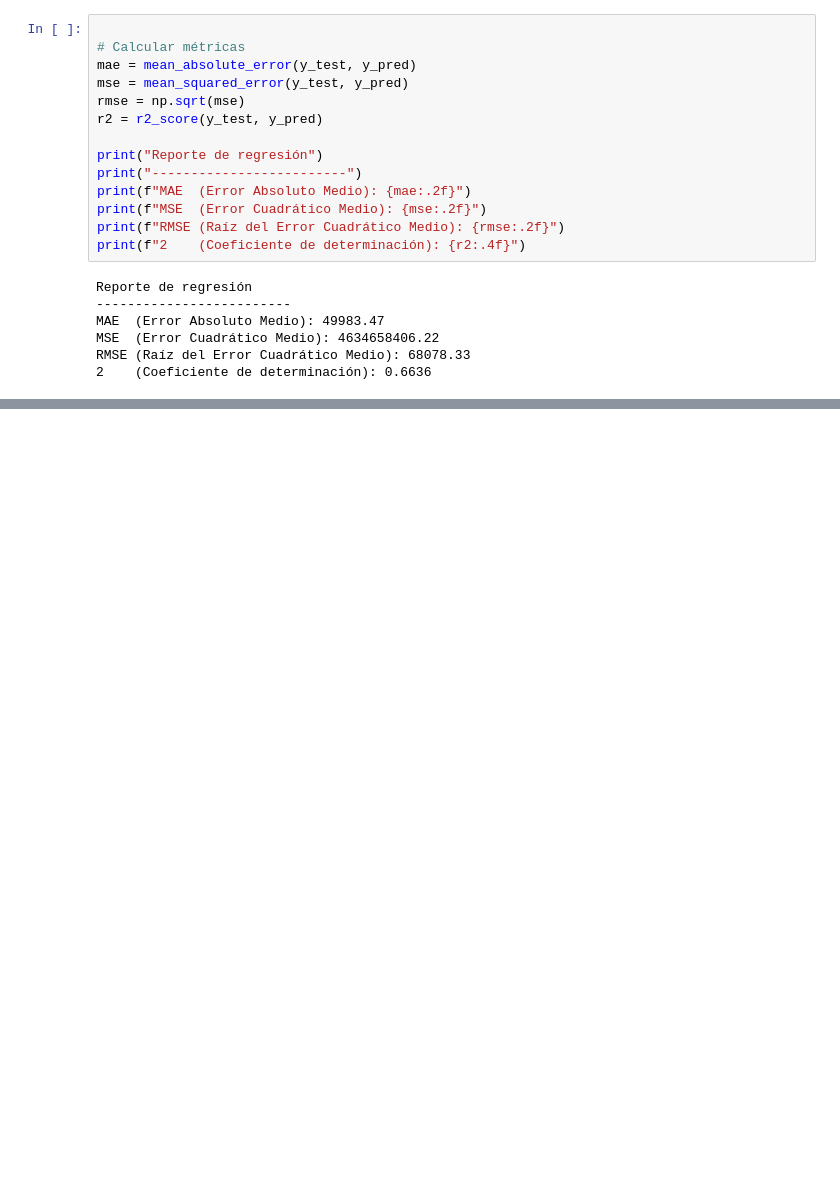
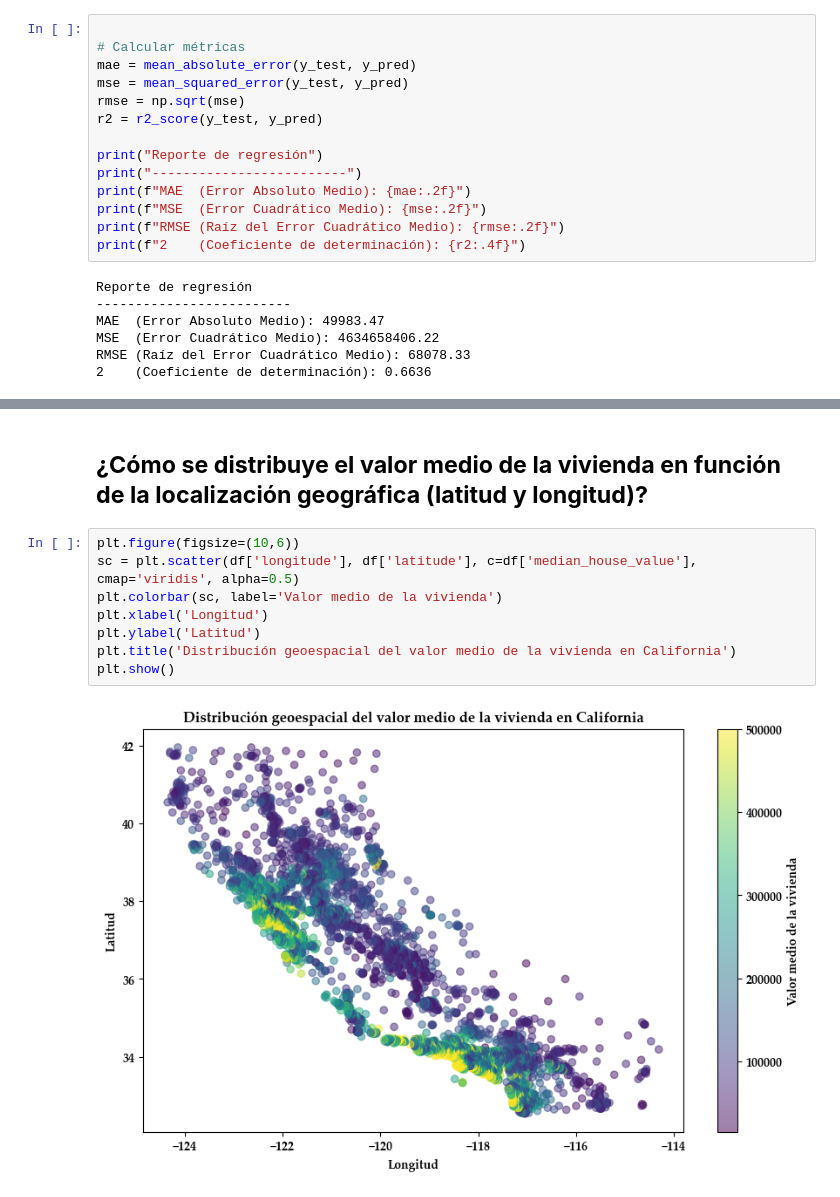
Before and after one commit to Jesus-David-Rangel/Housing-Price-Analysis, a Jupyter notebook: Housing_Price_Analysis.ipynb, the cells around one changed output, grey strips where cells are left out. Drawn from its saved outputs; the diff is of its cells as text; blank space fills up the shorter version.

```diff
--- a/Housing_Price_Analysis.ipynb
+++ b/Housing_Price_Analysis.ipynb
@@ -524,0 +603,12 @@ RMSE (Raíz del Error Cuadrático Medio): 68078.33
+# %% [markdown]
+## **¿Cómo se distribuye el valor medio de la vivienda en función de la localización geográfica (latitud y longitud)?**
+# %%
+plt.figure(figsize=(10,6))
+sc = plt.scatter(df['longitude'], df['latitude'], c=df['median_house_value'], cmap='viridis', alpha=0.5)
+plt.colorbar(sc, label='Valor medio de la vivienda')
+plt.xlabel('Longitud')
+plt.ylabel('Latitud')
+plt.title('Distribución geoespacial del valor medio de la vivienda en California')
+plt.show()
+# %% [output]
+[figure, added]
```
Also changed, not shown: parts of 28 cells of this notebook.
